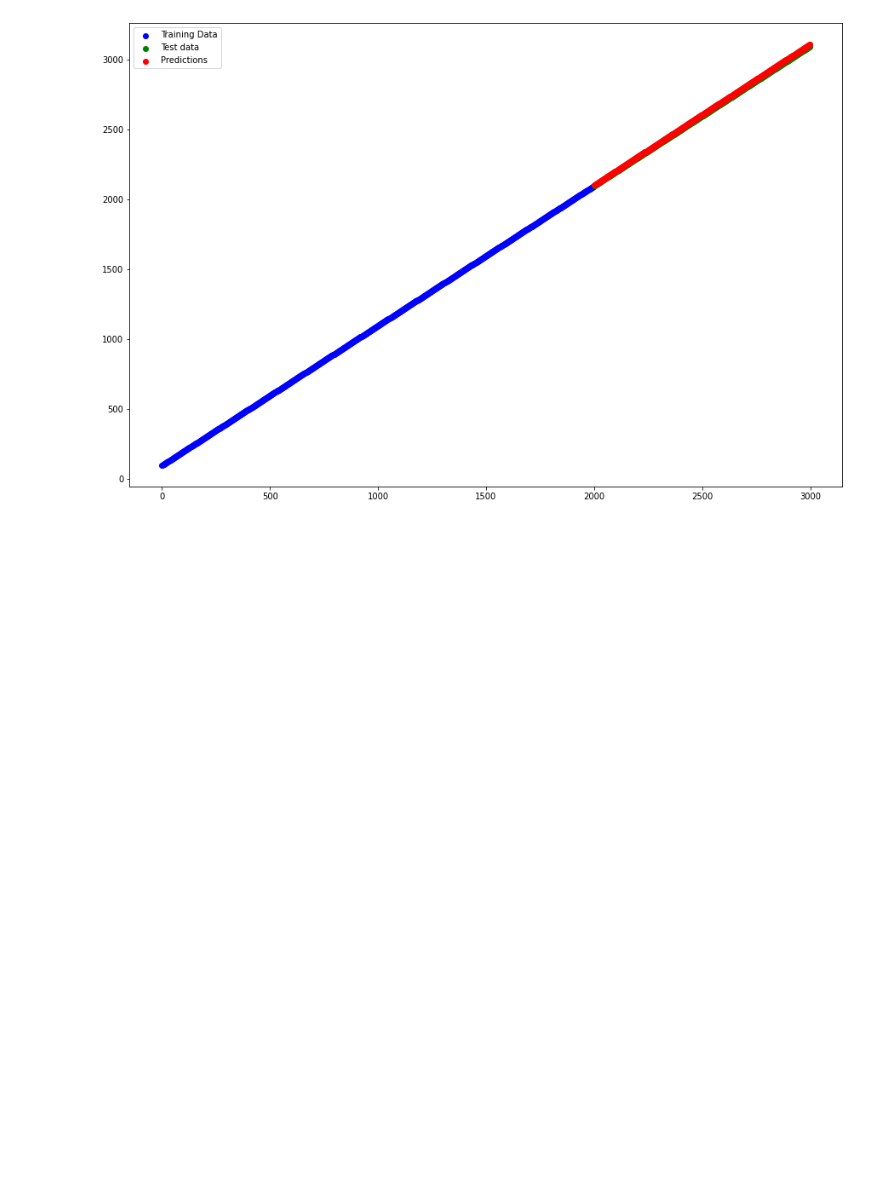
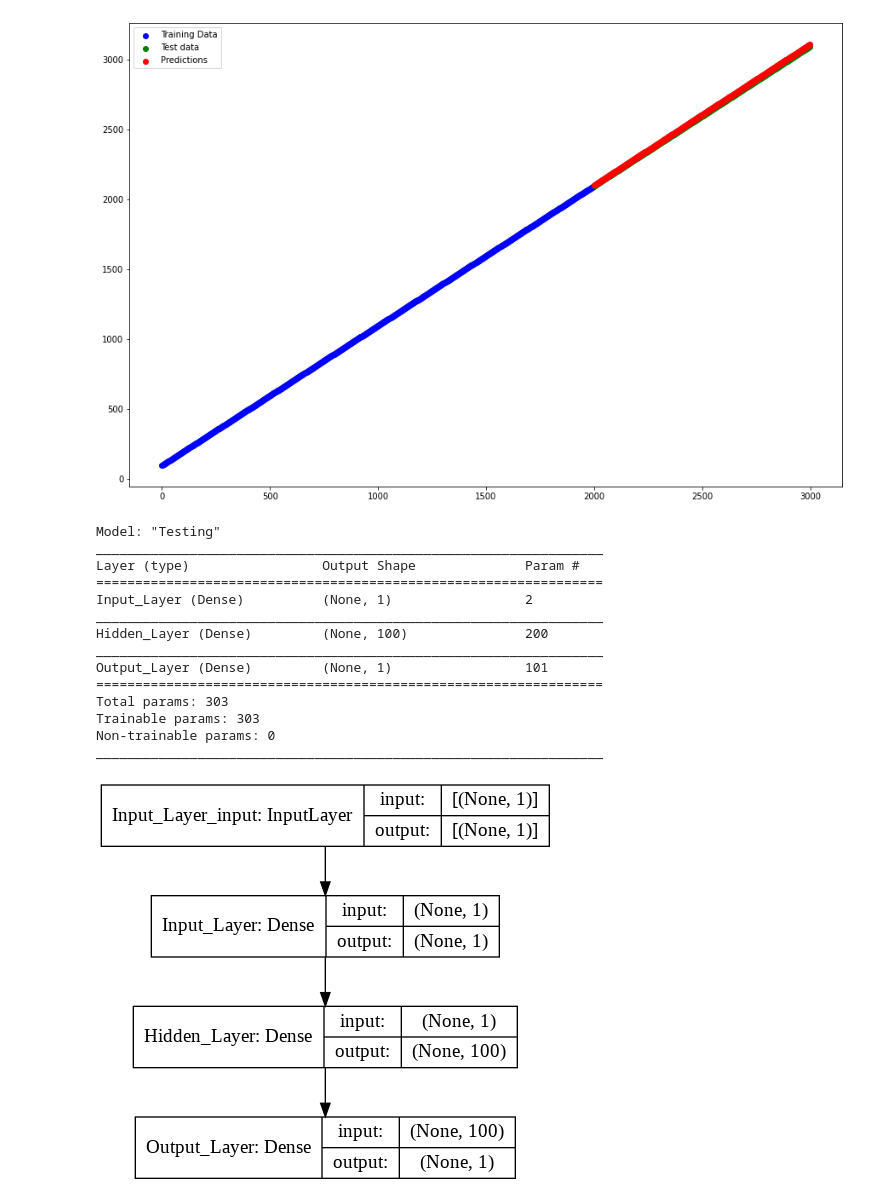
Before and after one commit to kevinsen-git/TF_Basics, a Jupyter notebook: Modelling_a_Genrated_Sequence.ipynb, the cells around one changed output. Saved outputs shown, nothing was run; the diff lists cells and outputs as text; code cells hidden in the pictures; blank space fills up the shorter version.

```diff
--- a/Modelling_a_Genrated_Sequence.ipynb
+++ b/Modelling_a_Genrated_Sequence.ipynb
@@ -378,3 +380,40 @@ Max= 3112.34 Mean= 2608.35 StdDev= 291.56
 mae =  9.351586 | mse =  95.77568
 [figure]
 [figure]
+# %%
+# Do another model, add input_shape and show model details _before_ fitting
+
+# Create the nodel
+model = tf.keras.Sequential(name="Testing")
+model.add(tf.keras.layers.Dense(1, input_shape=[1], name='Input_Layer'))
+model.add(tf.keras.layers.Dense(100, activation="relu", name="Hidden_Layer"))
+#model.add(tf.keras.layers.Dense(3, input_shape=[1]))
+model.add(tf.keras.layers.Dense(1, name="Output_Layer"))
+
+# Compile the model
+model.compile(loss=tf.keras.losses.mae,
+              optimizer=tf.keras.optimizers.Adam(learning_rate=0.01),
+              metrics=tf.keras.metrics.mae)
+
+# Get the model summary
+model.summary()
+
+# Why are there 303 instead of 300 parameters ?
+# Becuase of the 3 in the putput layer
+pm(model=model,show_shapes=True)
+# %% [output]
+Model: "Testing"
+_________________________________________________________________
+Layer (type)                 Output Shape              Param #
+=================================================================
+Input_Layer (Dense)          (None, 1)                 2
+_________________________________________________________________
+Hidden_Layer (Dense)         (None, 100)               200
+_________________________________________________________________
+Output_Layer (Dense)         (None, 1)                 101
+=================================================================
+Total params: 303
+Trainable params: 303
+Non-trainable params: 0
+_________________________________________________________________
+[figure, added]
```
Also changed, not shown: parts of 5 cells of this notebook.
